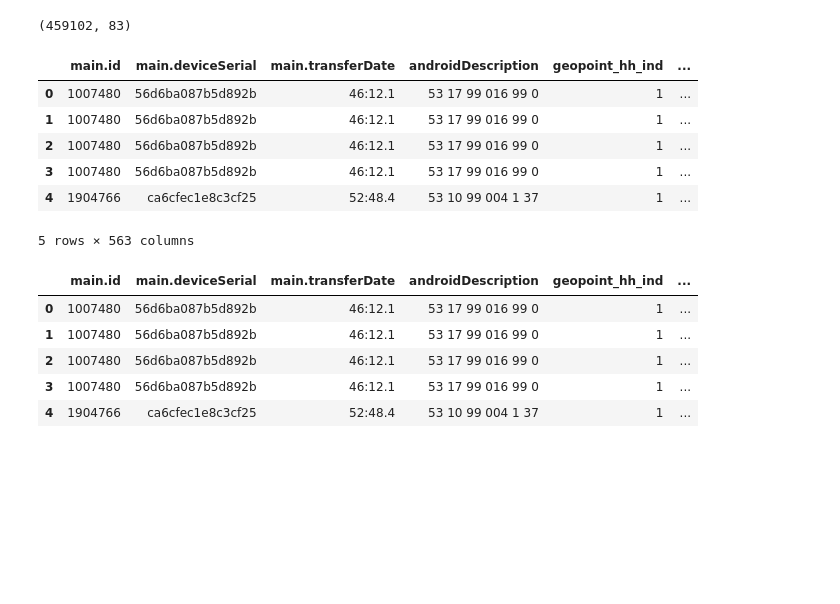
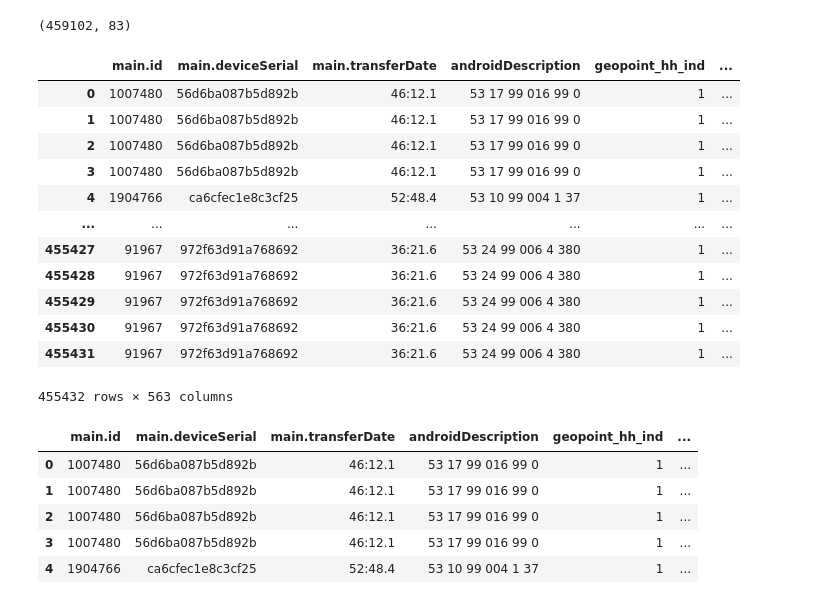
Before and after one commit to DineshOng/CSMODEL, a Jupyter notebook: Untitled0.ipynb, the cells around one changed output. Drawn from its saved outputs; the diff is of its cells as text; code cells hidden in the pictures; blank space fills up the shorter version.

```diff
--- a/Untitled0.ipynb
+++ b/Untitled0.ipynb
@@ -51,15 +57,21 @@ palawan_mem_df.shape
 (459102, 83)
 # %%
 palawan_df = pd.merge(palawan_hh_df, palawan_mem_df, how='inner', on=['main.id'])
-palawan_df.head()
+palawan_df
 # %% [output]
 |  | main.id | main.deviceSerial | main.transferDate | androidDescription | geopoint_hh_ind | ... |
 | 0 | 1007480 | 56d6ba087b5d892b | 46:12.1 | 53 17 99 016 99 0 | 1 | ... |
 | 1 | 1007480 | 56d6ba087b5d892b | 46:12.1 | 53 17 99 016 99 0 | 1 | ... |
 | 2 | 1007480 | 56d6ba087b5d892b | 46:12.1 | 53 17 99 016 99 0 | 1 | ... |
 | 3 | 1007480 | 56d6ba087b5d892b | 46:12.1 | 53 17 99 016 99 0 | 1 | ... |
 | 4 | 1904766 | ca6cfec1e8c3cf25 | 52:48.4 | 53 10 99 004 1 37 | 1 | ... |
+| ... | ... | ... | ... | ... | ... | ... |
+| 455427 | 91967 | 972f63d91a768692 | 36:21.6 | 53 24 99 006 4 380 | 1 | ... |
+| 455428 | 91967 | 972f63d91a768692 | 36:21.6 | 53 24 99 006 4 380 | 1 | ... |
+| 455429 | 91967 | 972f63d91a768692 | 36:21.6 | 53 24 99 006 4 380 | 1 | ... |
+| 455430 | 91967 | 972f63d91a768692 | 36:21.6 | 53 24 99 006 4 380 | 1 | ... |
+| 455431 | 91967 | 972f63d91a768692 | 36:21.6 | 53 24 99 006 4 380 | 1 | ... |
-5 rows × 563 columns
+455432 rows × 563 columns
 # %%
 palawan_df["island"] = "P"
 palawan_df.head()
```
Also changed, not shown: parts of 9 cells of this notebook.
